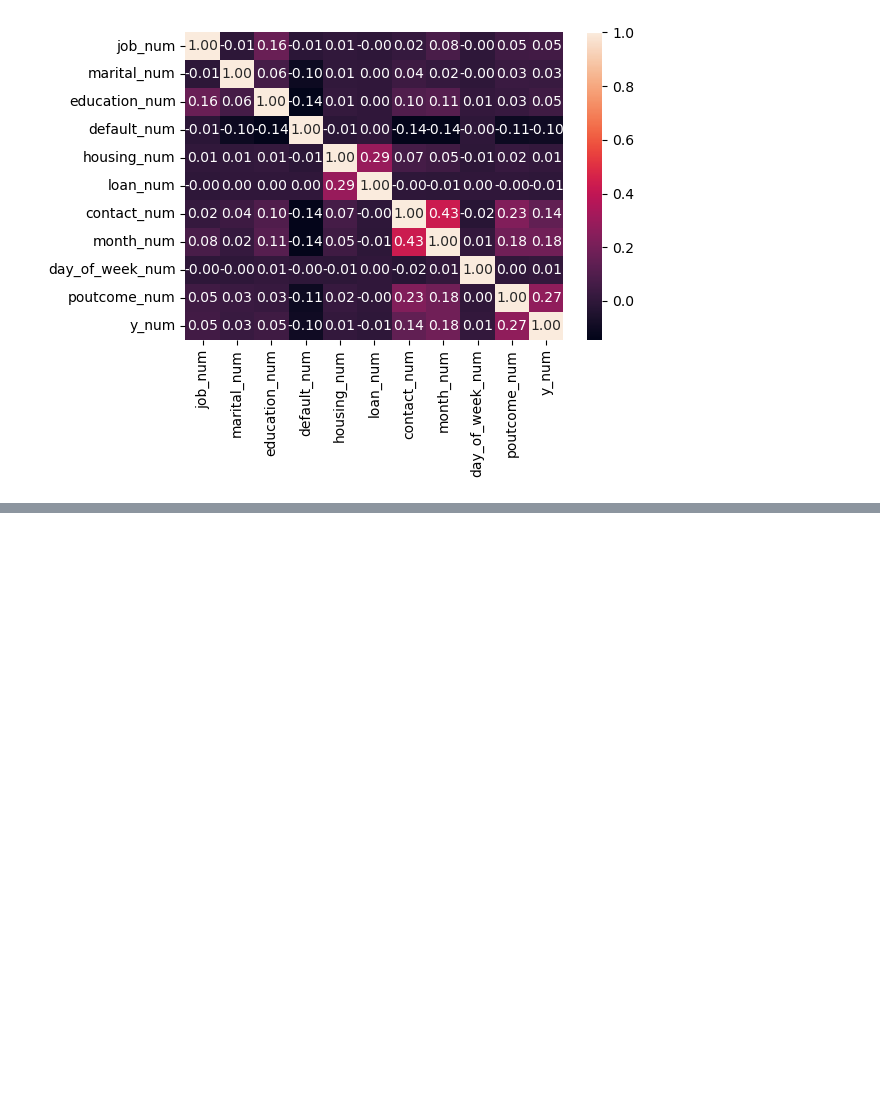
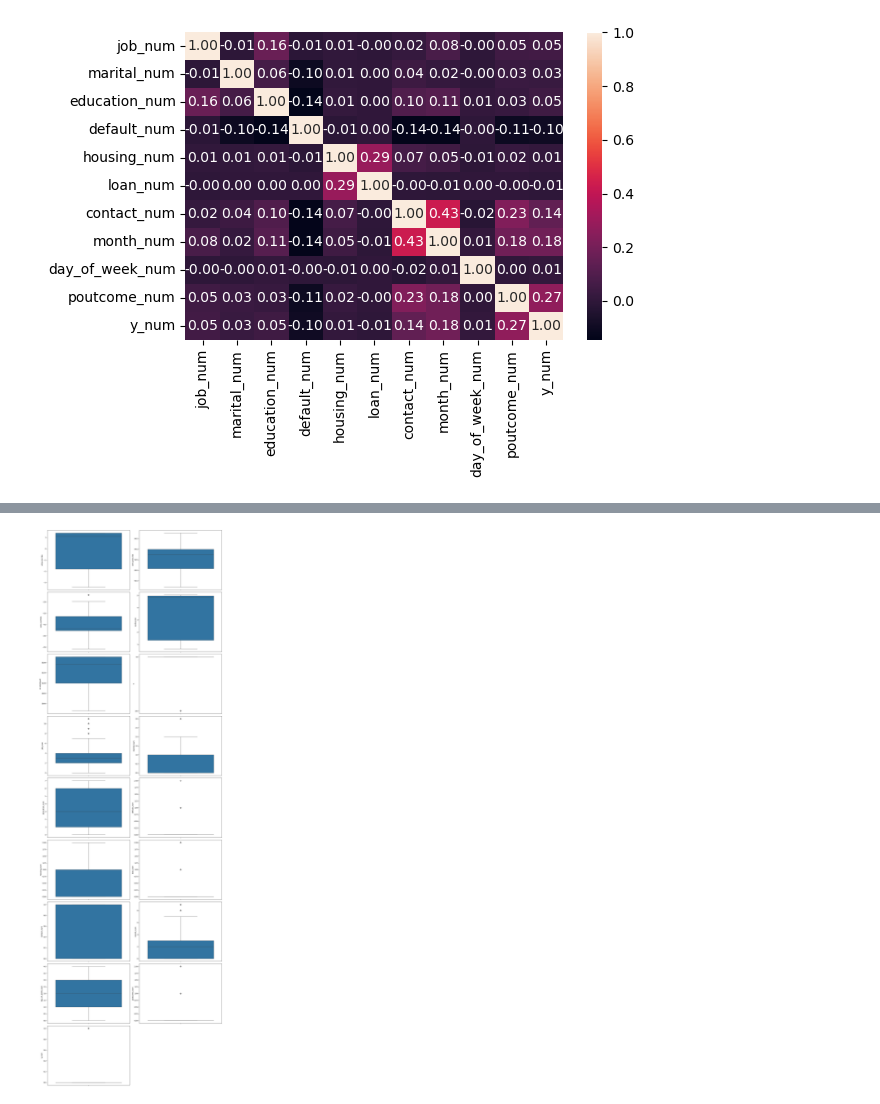
Before and after one commit to Valenfrc/machine-learning, a Jupyter notebook: src/explore.ipynb, the cells around one changed output, grey strips where cells are left out. Cells and saved outputs as stored; diff of their text form; code cells hidden in the pictures; blank space fills up the shorter version.

```diff
--- a/src/explore.ipynb
+++ b/src/explore.ipynb
@@ -302,0 +299,24 @@ df.describe()
+# %%
+#Dibujar los diagramas de cajas de las variables también nos da una información muy poderosa sobre los valores atípicos
+import numpy as np
+
+
+nuevas_variables = ["emp.var.rate", "cons.price.idx", "cons.conf.idx", "euribor3m", "nr.employed", "y", 'job_num', 'marital_num', 'education_num', 'default_num', 'housing_num', 'loan_num', 'contact_num', 'month_num', 'day_of_week_num', 'poutcome_num', 'y_num']
+
+num_variables = len(nuevas_variables)
+num_rows = (num_variables + 1) // 2
+
+fig, axes = plt.subplots(num_rows, 2, figsize=(15, num_rows * 5))
+
+for i, col in enumerate(nuevas_variables):
+    row = i // 2
+    col_index = i % 2
+    sns.boxplot(ax=axes[row, col_index], data=df, y=col)
+
+if num_variables % 2 != 0:
+    axes[-1, 1].set_visible(False)
+
+plt.tight_layout()
+plt.show()
+# %% [output]
+[figure, added]
```
Also changed, not shown: parts of 4 cells of this notebook.
